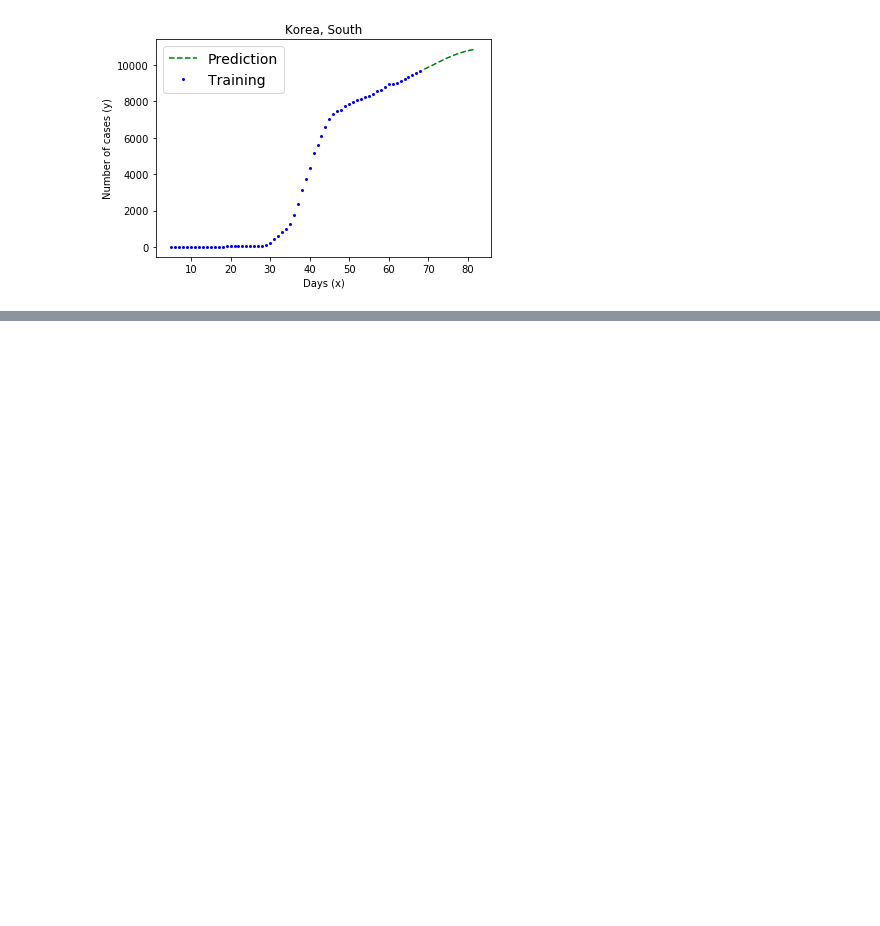
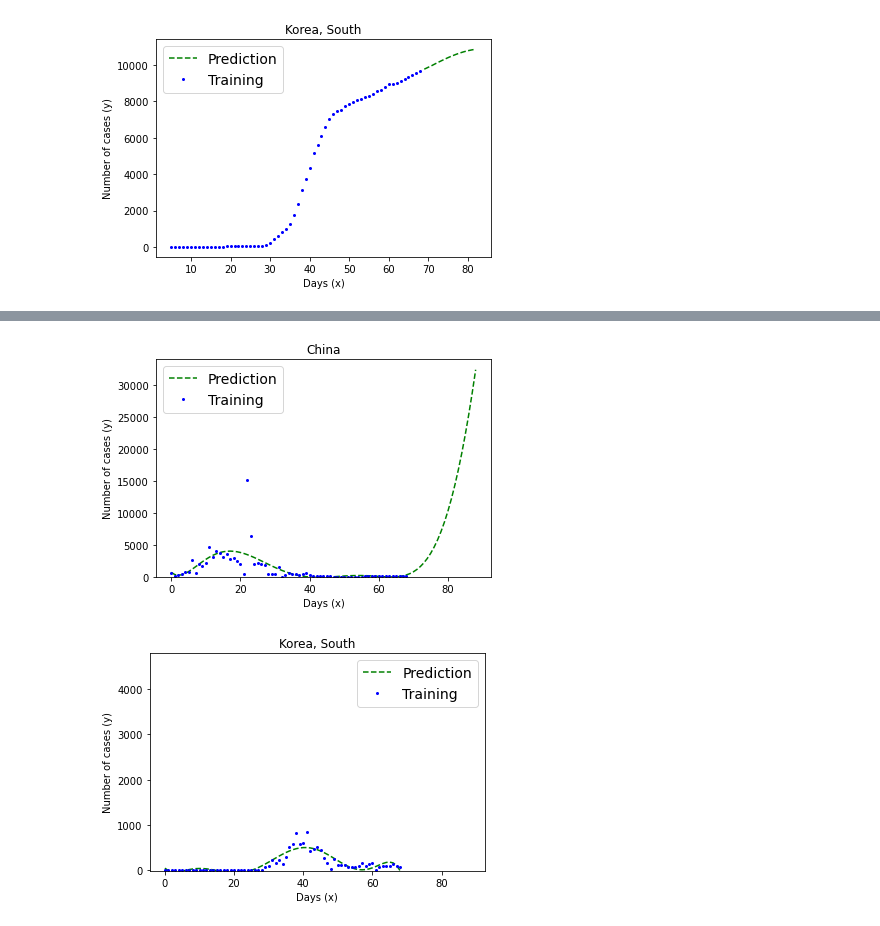
Before and after one commit to moslehm/COVID19-ML-Predictions, a Jupyter notebook: COVID-19 Predictions.ipynb, the cells around one changed output, grey strips where cells are left out. Drawn from its saved outputs; the diff is of its cells as text; code cells hidden in the pictures; blank space fills up the shorter version.

```diff
--- a/COVID-19 Predictions.ipynb
+++ b/COVID-19 Predictions.ipynb
@@ -233,0 +302,9 @@ plotCountry_v2("Korea, South", X, daysToGoBack, daysToPredict)
+# %%
+# The above 3 countries seem to be following exponential growth.
+# lets try countries that seem to have had some success slowing the spread
+
+plotCountry_v3("China", X)
+plotCountry_v3("Korea, South", X)
+# %% [output]
+[figure, added]
+[figure, added]
```
Also changed, not shown: parts of 6 cells of this notebook.
